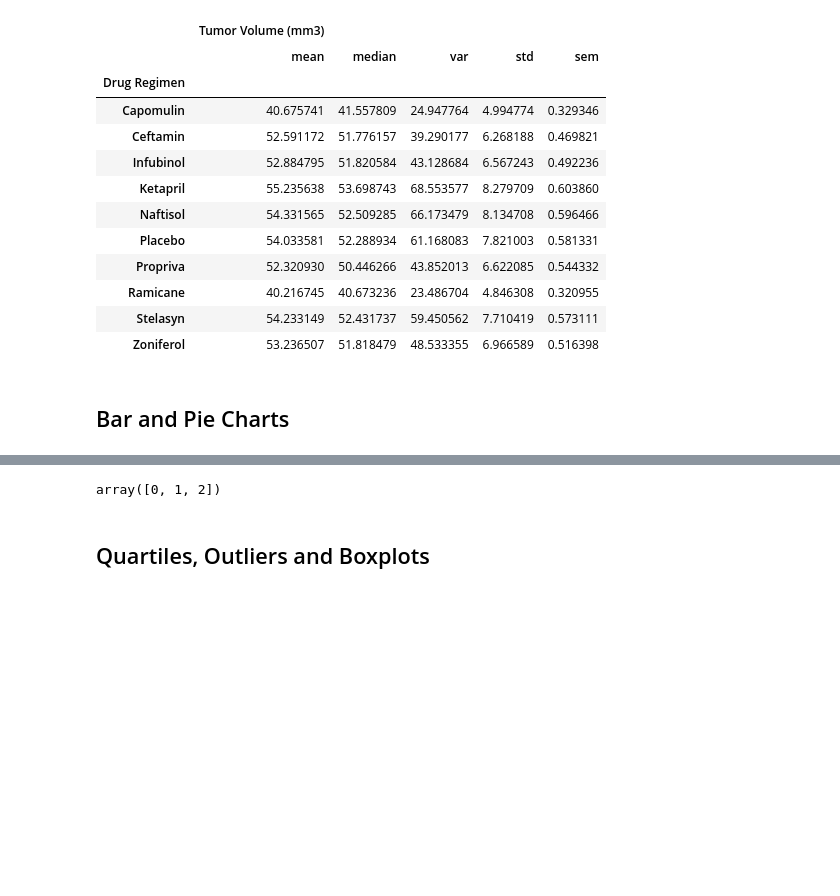
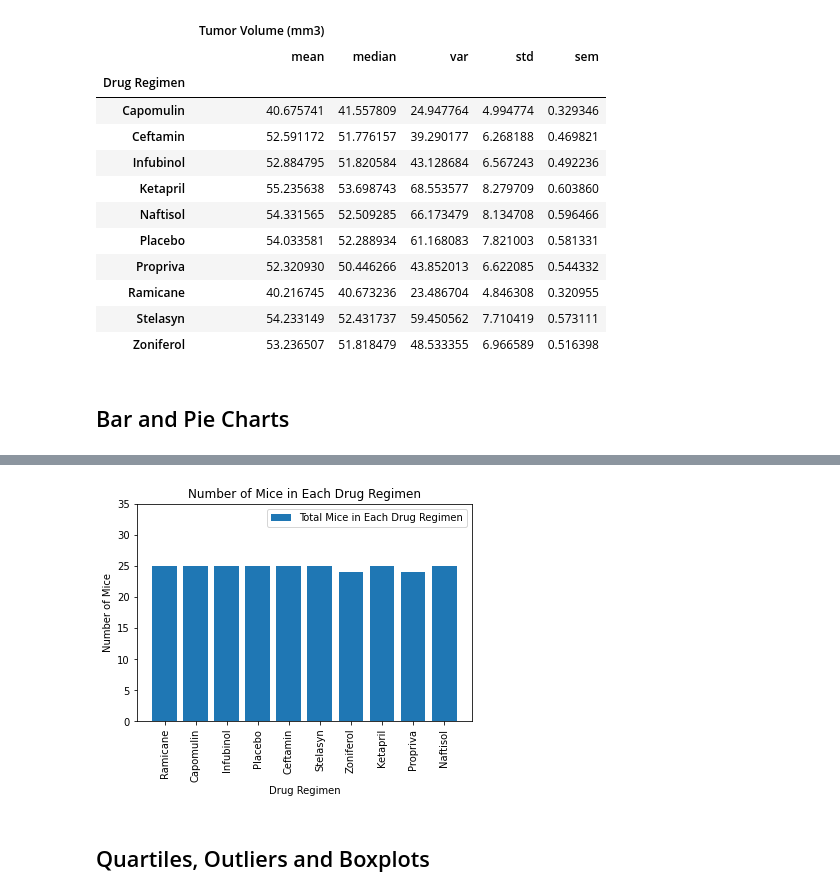
Before and after one commit to iCode13/matplotlib-challenge, a Jupyter notebook: pymaceuticals.ipynb, the cells around one changed output, grey strips where cells are left out. Cells and saved outputs as stored; diff of their text form; code cells hidden in the pictures; blank space fills up the shorter version.

```diff
--- a/pymaceuticals.ipynb
+++ b/pymaceuticals.ipynb
@@ -169,11 +178,26 @@ cleandata_df.groupby(["Drug Regimen"]).agg({"Tumor Volume (mm3)": ['mean','media
+# %%
+# Generate a bar plot showing the total number of mice for each treatment throughout the course of the study using pyplot.
+
+# Calculating total number of mice grouped by Drug Regimen
+mice_num = cleandata_df.groupby("Drug Regimen")["Mouse ID"].nunique()
+regimen = cleandata_df["Drug Regimen"].unique()
+
+# Creating and displaying bar plot
+plt.title("Number of Mice in Each Drug Regimen")
+plt.xlabel("Drug Regimen")
+plt.xticks(rotation=90)
+plt.ylabel("Number of Mice")
+plt.ylim([0, 35])
+
+plt.bar(regimen, mice_num, label = "Total Mice in Each Drug Regimen")
+plt.legend()
+plt.show()
+# %% [output]
+[figure, added]
 # %%
 # Generate a pie plot showing the distribution of female versus male mice using pandas
 # %%
 # Generate a pie plot showing the distribution of female versus male mice using pyplot
-
-np.arange(0,3)
-# %% [output]
-array([0, 1, 2])
 # %% [markdown]
 ## Quartiles, Outliers and Boxplots
 # %%
```
Also changed, not shown: parts of 2 cells of this notebook.
